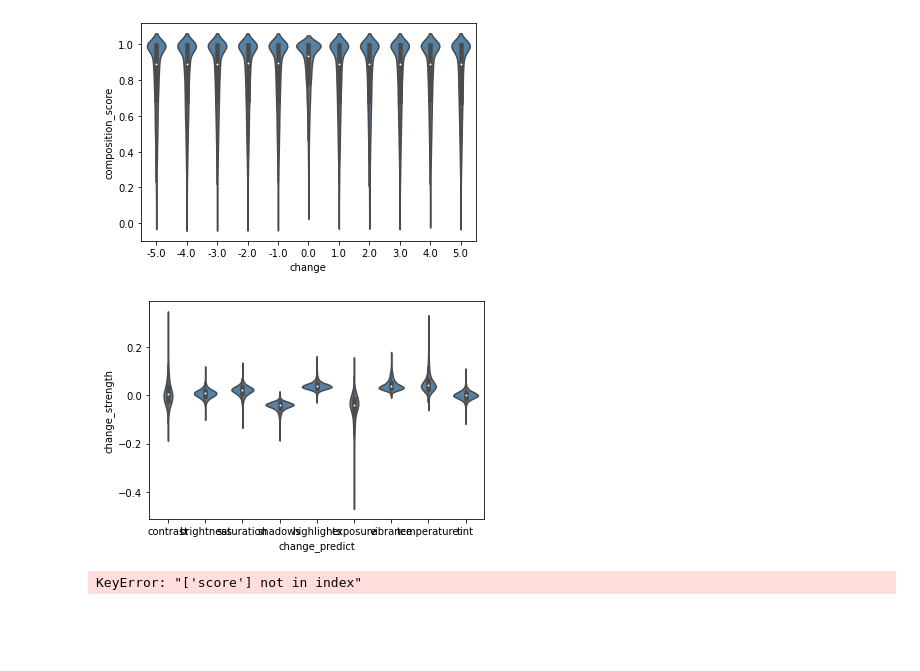
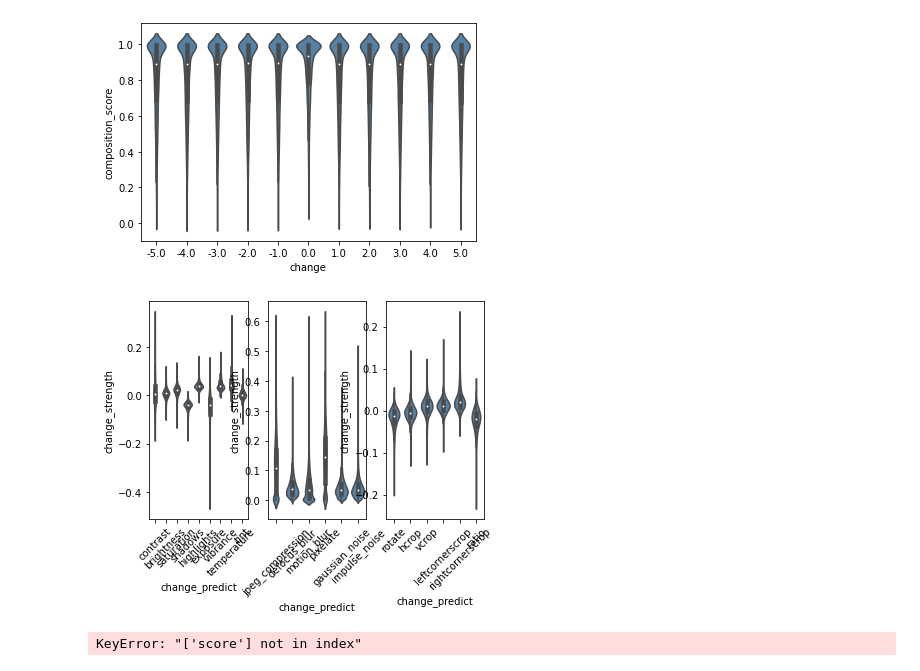
Before and after one commit to janpf/NIAA, a Jupyter notebook: analysis_code/SSMTIA_test.ipynb, the cells around one changed output. Saved outputs shown, nothing was run; the diff lists cells and outputs as text; code cells hidden in the pictures; blank space fills up the shorter version.

```diff
--- a/analysis_code/SSMTIA_test.ipynb
+++ b/analysis_code/SSMTIA_test.ipynb
@@ -40,0 +181,5 @@ df
+# %%
+nsmall = []
+for i, row in scores.nsmallest(10, "diff_styles").iterrows():
+    nsmall.append(df[(df["img"] == row.img) & (df["styles_score"] == row.best_score_styles)])
+pd.concat(nsmall)
@@ -40,0 +198,5 @@ df
+# %%
+nsmall = []
+for i, row in scores.nsmallest(10, "diff_technical").iterrows():
+    nsmall.append(df[(df["img"] == row.img) & (df["technical_score"] == row.best_score_technical)])
+pd.concat(nsmall)
@@ -40,0 +215,5 @@ df
+# %%
+nsmall = []
+for i, row in scores.nsmallest(10, "diff_composition").iterrows():
+    nsmall.append(df[(df["img"] == row.img) & (df["composition_score"] == row.best_score_composition)])
+pd.concat(nsmall)
@@ -95,16 +288,16 @@ violin_distortion("hcrop", "composition_score")
 # %% [output]
 [figure]
 # %%
-def violin_changes_original(distortion:str):
-    original_frame = df[df["parameter"] == "original"]
-    results = []
-    df_index = list(original_frame.columns).index(f"{distortion}_change_strength")
-    for index, row in original_frame.iterrows():
-        for i, k in enumerate(mapping[distortion].keys()):
-            results.append({"distortion":distortion, "change_predict": k, "change_strength":row[df_index][i]})
-    results = (pd.DataFrame([val], columns=val.keys()) for val in results)
-    sns.violinplot(data=pd.concat(results, ignore_index=True), x="change_predict", y="change_strength", color="steelblue")
+def violin_changes():
+    fig, axs = plt.subplots(nrows=1, ncols=3)
+    for dist_i, distortion in enumerate(["styles", "technical", "composition"]):
+
+        original_frame = df[df["parameter"] == "original"]
+        results = []
+        df_index = list(original_frame.columns).index(f"{distortion}_change_strength")
+        for index, row in original_frame.iterrows():
+            for i, k in enumerate(mapping[distortion].keys()):
+                results.append({"distortion":distortion, "change_predict": k, "change_strength":row[df_index][i]})
+        results = (pd.DataFrame([val], columns=val.keys()) for val in results)
+        sns.violinplot(data=pd.concat(results, ignore_index=True), x="change_predict", y="change_strength", color="steelblue", ax=axs[dist_i])
+        axs[dist_i].tick_params(axis='x', labelrotation=45)
-# %%
-violin_changes_original("styles")
-# %% [output]
-[figure, removed]
@@ -115,3 +304,7 @@ def histogram_changes(distortion:str, change:str):
+# %%
+violin_changes()
+# %% [output]
+[figure, added]
 # %%
 def calculate_spearman(distortion:str, img_names=df["img"].unique()): # FIXME defaults for shadows, highlights, ...
     corr_l = []
```
Also changed, not shown: parts of 14 cells of this notebook, 1 other file.
